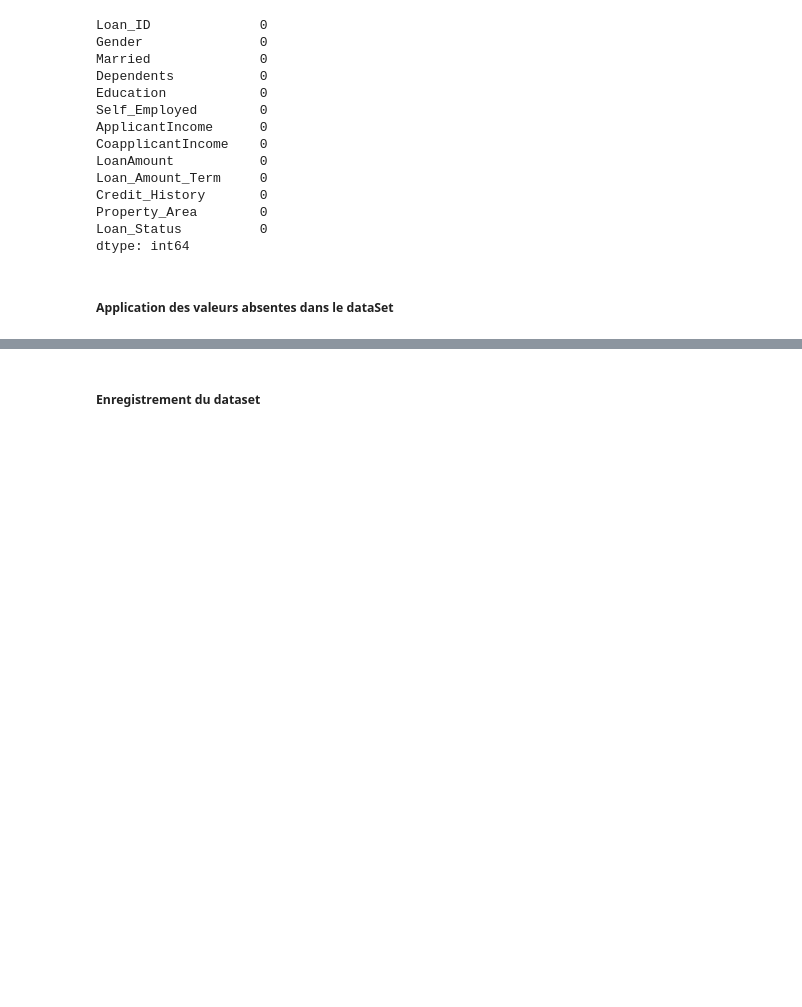
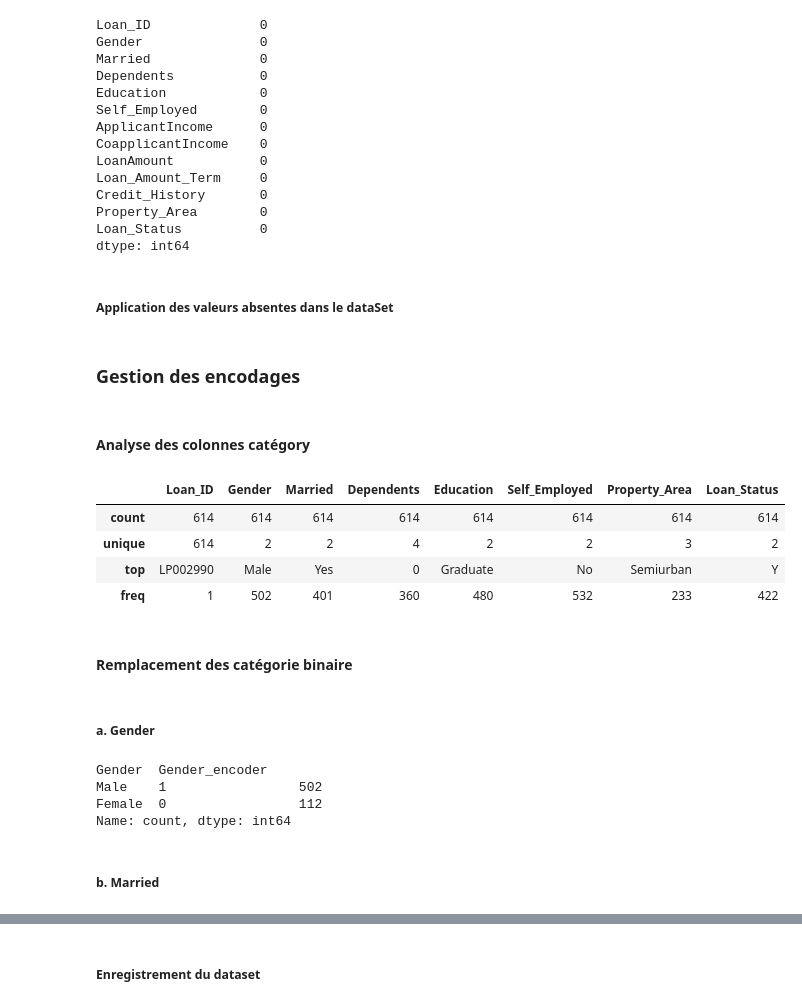
Before and after one commit to TheSmartisen/bank-prediction, a Jupyter notebook: notebooks/preprocessing.ipynb, the cells around one changed output, grey strips where cells are left out. Drawn from its saved outputs; the diff is of its cells as text; code cells hidden in the pictures; blank space fills up the shorter version.

```diff
--- a/notebooks/preprocessing.ipynb
+++ b/notebooks/preprocessing.ipynb
@@ -121,3 +123,17 @@ df["Credit_History"] = df["Credit_History"].fillna(0)
 df_for_test = df[df["Loan_Status"].isnull()]
 # suppression des valeurs null pour la valeur cible
 df = df.dropna(subset=["Loan_Status"])
+# %% [markdown]
+### Gestion des encodages
+# %% [markdown]
+#### Analyse des colonnes catégory
+# %%
+df.describe(include=["O"])
+# %% [output]
+|  | Loan_ID | Gender | Married | Dependents | Education | Self_Employed | Property_Area | Loan_Status |
+| count | 614 | 614 | 614 | 614 | 614 | 614 | 614 | 614 |
+| unique | 614 | 2 | 2 | 4 | 2 | 2 | 3 | 2 |
+| top | LP002990 | Male | Yes | 0 | Graduate | No | Semiurban | Y |
+| freq | 1 | 502 | 401 | 360 | 480 | 532 | 233 | 422 |
+# %% [markdown]
+#### Remplacement des catégorie binaire
@@ -123,0 +142,14 @@ df = df.dropna(subset=["Loan_Status"])
+# %% [markdown]
+##### a. Gender
+# %%
+le = LabelEncoder()
+df_gender = df.copy()
+df_gender["Gender_encoder"] = le.fit_transform(df_gender["Gender"])
+df_gender[["Gender", "Gender_encoder"]].value_counts()
+# %% [output]
+Gender  Gender_encoder
+Male    1                 502
+Female  0                 112
+Name: count, dtype: int64
+# %% [markdown]
+##### b. Married
```
Also changed, not shown: parts of 27 cells of this notebook, 3 other files.
